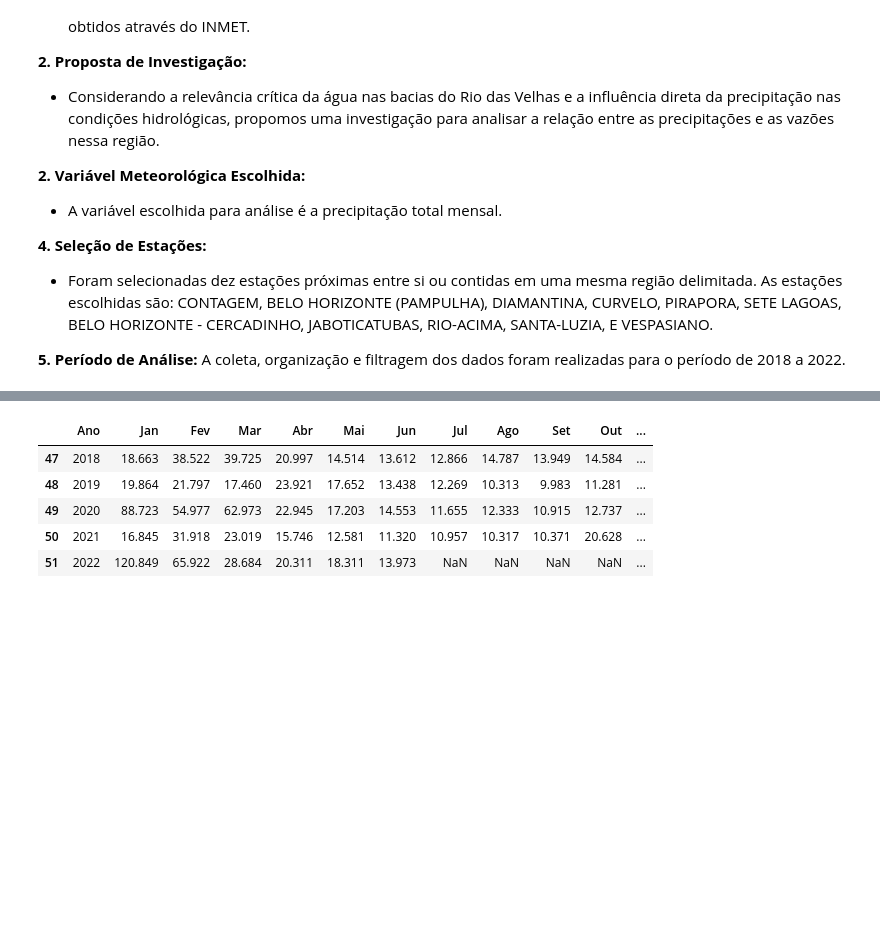
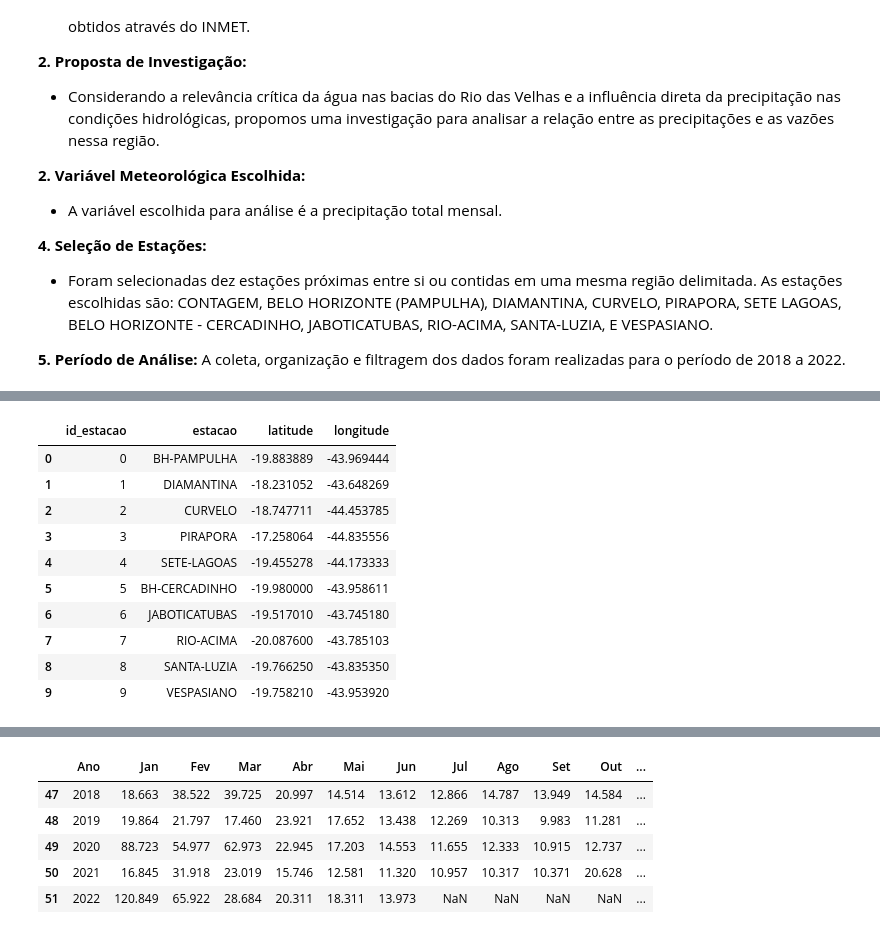
Before and after one commit to jeanhardzz/TP2_IBDG, a Jupyter notebook: trabalho_pratico_ibdg.ipynb, the cells around one changed output, grey strips where cells are left out. Drawn from its saved outputs; the diff is of its cells as text; code cells hidden in the pictures; blank space fills up the shorter version.

```diff
--- a/trabalho_pratico_ibdg.ipynb
+++ b/trabalho_pratico_ibdg.ipynb
@@ -109,0 +100,33 @@ export_csv(station_data)
+# %%
+list_stations_city = []
+list_stations_data = []
+count = 0
+for city, data in station_data.items():
+    station = {}
+    station['id_estacao'] = count
+    station['estacao'] = city
+    station['latitude'] = data['latitude'].iloc[0]
+    station['longitude'] = data['longitude'].iloc[0]
+    list_stations_city.append(station)
+
+    data['id_estacao_fk'] = count
+    data.drop('latitude', axis=1, inplace=True)
+    data.drop('longitude', axis=1, inplace=True)
+    list_stations_data.append(data)
+    count += 1
+
+df_stations = pd.DataFrame(list_stations_city)
+df_stations.to_csv('tabelas_geograficas/weather_stations.csv', index=False)
+display(df_stations)
+# %% [output]
+|  | id_estacao | estacao | latitude | longitude |
+| 0 | 0 | BH-PAMPULHA | -19.883889 | -43.969444 |
+| 1 | 1 | DIAMANTINA | -18.231052 | -43.648269 |
+| 2 | 2 | CURVELO | -18.747711 | -44.453785 |
+| 3 | 3 | PIRAPORA | -17.258064 | -44.835556 |
+| 4 | 4 | SETE-LAGOAS | -19.455278 | -44.173333 |
+| 5 | 5 | BH-CERCADINHO | -19.980000 | -43.958611 |
+| 6 | 6 | JABOTICATUBAS | -19.517010 | -43.745180 |
+| 7 | 7 | RIO-ACIMA | -20.087600 | -43.785103 |
+| 8 | 8 | SANTA-LUZIA | -19.766250 | -43.835350 |
+| 9 | 9 | VESPASIANO | -19.758210 | -43.953920 |
```
Also changed, not shown: parts of 10 cells of this notebook, 13 other files.
